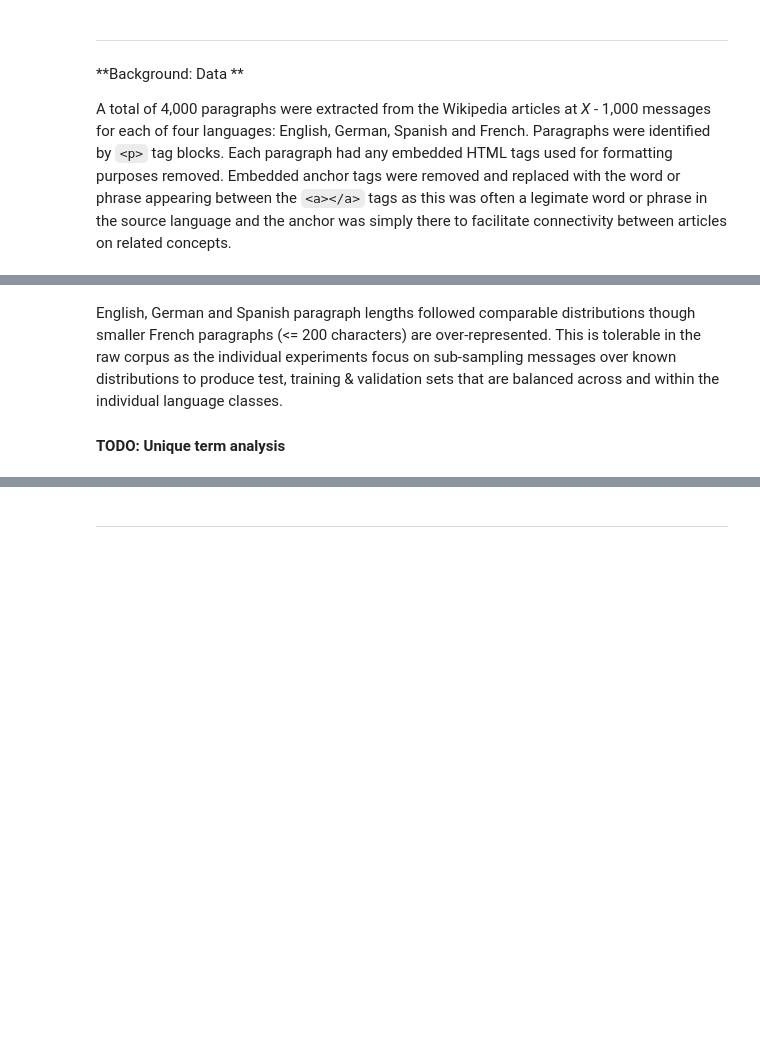
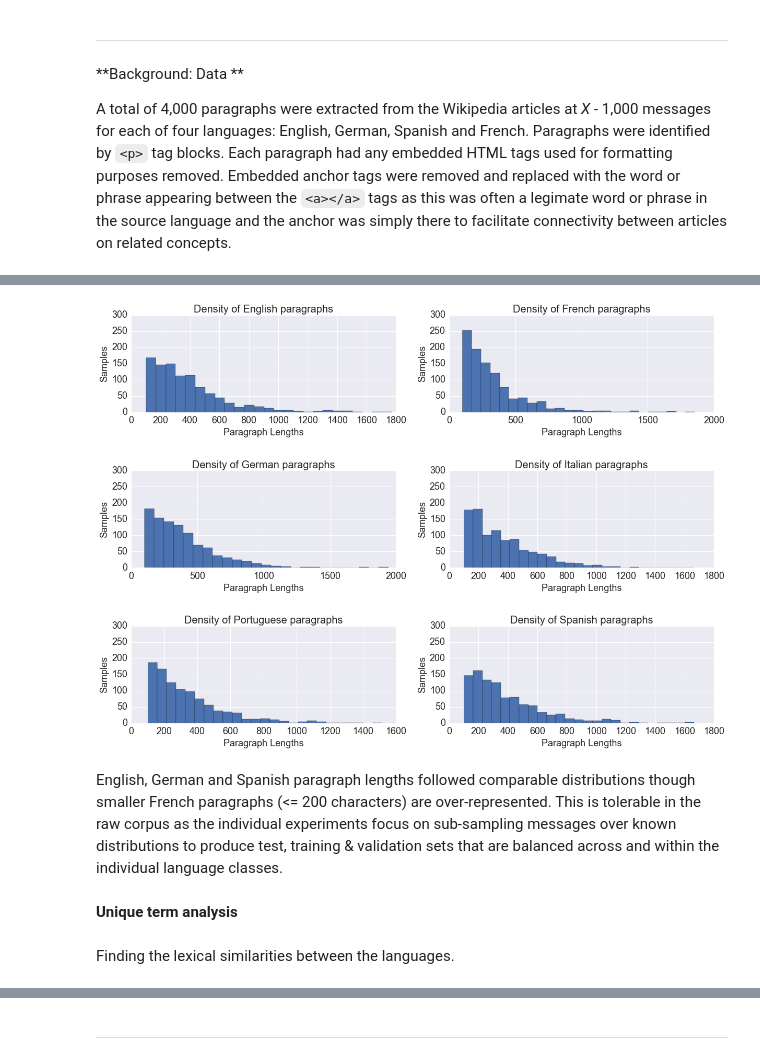
Before and after one commit to cdjeschke/Machine-Learning, a Jupyter notebook: project/code/experiment_1.ipynb, the cells around one changed output, grey strips where cells are left out. Saved outputs shown, nothing was run; the diff lists cells and outputs as text; code cells hidden in the pictures; blank space fills up the shorter version.

```diff
--- a/project/code/experiment_1.ipynb
+++ b/project/code/experiment_1.ipynb
@@ -140,4 +114,70 @@ plt.show()
+# %%
+# Plot a histogram of the English message data
+en_lengths = [len(p) for p in load_corpus(languages=['en']).data]
+fr_lengths = [len(p) for p in load_corpus(languages=['fr']).data]
+de_lengths = [len(p) for p in load_corpus(languages=['de']).data]
+it_lengths = [len(p) for p in skds.load_files(lex_corpi['it'], encoding='UTF-8', shuffle=True, categories=['it']).data]
+pt_lengths = [len(p) for p in skds.load_files(lex_corpi['pt'], encoding='UTF-8', shuffle=True, categories=['pt']).data]
+es_lengths = [len(p) for p in load_corpus(languages=['es']).data]
+
+
+title_fontsize = 20
+x_axis_fontsize = 18
+y_axis_fontsize = 18
+
+bins = 25
+y = [0, 300]
+figure = plt.figure(figsize=(20,14))
+
+def configure_axes(language, lengths, bins, y_lim, axes):
+    axes.hist(lengths, bins)
+    axes.set_title("Density of {0} paragraphs".format(language))
+    axes.title.set_fontsize(title_fontsize)
+
+    # Y axes
+    axes.set_ylabel("Samples")
+    axes.yaxis.get_label().set_fontsize(y_axis_fontsize)
+    for tick in axes.yaxis.get_major_ticks():
+        tick.label.set_fontsize(y_axis_fontsize)
+    axes.set_ylim(y_lim)
+
+    # X axes
+    axes.set_xlabel("Paragraph Lengths")
+    axes.xaxis.get_label().set_fontsize(x_axis_fontsize)
+    for tick in axes.xaxis.get_major_ticks():
+        tick.label.set_fontsize(x_axis_fontsize)
+    return axes
+
+# English
+en_axes = figure.add_subplot(3,2,1)
+en_axes = configure_axes("English", en_lengths, bins, y, en_axes)
+
+# French
+fr_axes = figure.add_subplot(3,2,2)
+fr_axes = configure_axes("French", fr_lengths, bins, y, fr_axes)
+
+# German
+de_axes = figure.add_subplot(3,2,3)
+de_axes = configure_axes("German", de_lengths, bins, y, de_axes)
+
+# Italian
+it_axes = figure.add_subplot(3,2,4)
+it_axes = configure_axes("Italian", it_lengths, bins, y, it_axes)
+
+# Portuguese
+pt_axes = figure.add_subplot(3,2,5)
+pt_axes = configure_axes("Portuguese", pt_lengths, bins, y, pt_axes)
+
+# Spanish
+es_axes = figure.add_subplot(3,2,6)
+es_axes = configure_axes("Spanish", es_lengths, bins, y, es_axes)
+
+# Improved spacing between plots
+figure.subplots_adjust(hspace=.6)
+
+# Show the plots
+plt.show()
+# %% [output]
+[figure, added]
 # %% [markdown]
 English, German and Spanish paragraph lengths followed comparable distributions though smaller French paragraphs (<= 200 characters) are over-represented.  This is tolerable in the raw corpus as the individual experiments focus on sub-sampling messages over known distributions to produce test, training & validation sets that are balanced across and within the individual language classes.
-
-#### TODO:  Unique term analysis
@@ -145,0 +184,4 @@ def run_experiment
+# %% [markdown]
+**Unique term analysis**
+# %% [markdown]
+Finding the lexical similarities between the languages.
```
Also changed, not shown: parts of 43 cells of this notebook, 17 other files.
